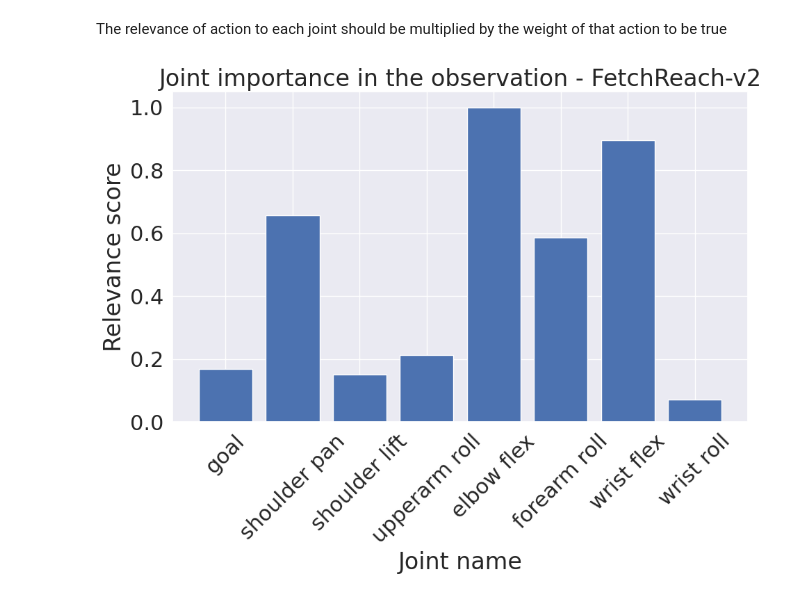
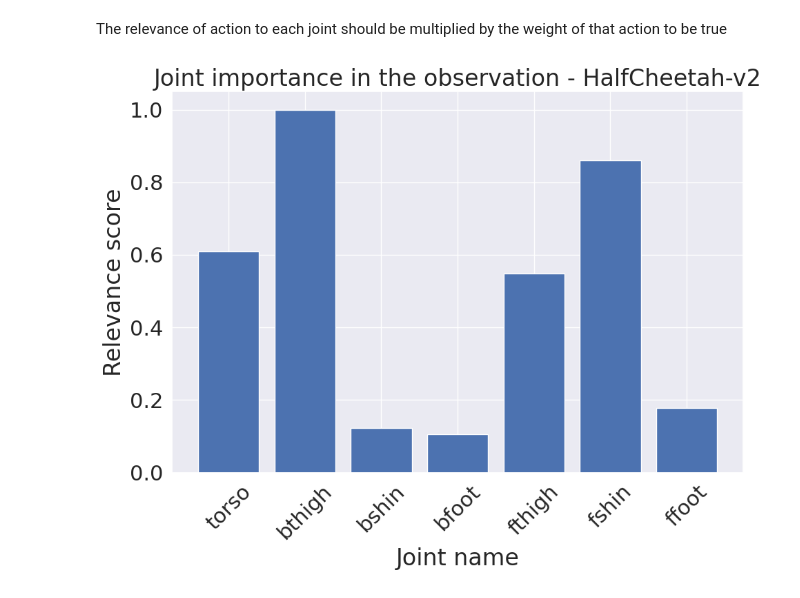
Before and after one commit to MehranTaghian/SAC_GCN, a Jupyter notebook: evaulate.ipynb, the cells around one changed output. Saved outputs shown, nothing was run; the diff lists cells and outputs as text; code cells hidden in the pictures.

```diff
--- a/evaulate.ipynb
+++ b/evaulate.ipynb
@@ -12,12 +12,13 @@ import matplotlib.pyplot as plt
 import seaborn as sns
 import matplotlib.style as style
 # %%
-# env_name = 'HalfCheetah-v2'
+env_name = 'HalfCheetah-v2'
 # env_name = 'Walker2d-v2'
 # env_name = 'Hopper-v2'
-env_name = 'FetchReach-v2'
+# env_name = 'FetchReach-v2'
 # %%
-exp_path = os.path.join(Path(os.getcwd()), 'Data', env_name, 'graph')
+root_path = os.path.join(Path(os.getcwd()), 'Data', env_name)
+exp_path = os.path.join(root_path, 'graph')
 obj_path = os.path.join(exp_path, 'edge_relevance.pkl')
 edge_relevance = load_object(obj_path)
 
@@ -54,7 +55,7 @@ for joint_list in edge_list.values():
         if len(joint_list) == 1:
             joint_label = process_joint_name(joint_list[0].attrib['name'])
         elif len(joint_list) > 1 and 'root' in joint_list[0].attrib['name']:
-            joint_label = 'root'
+            joint_label = 'torso'
         else:
             joint_label = '\n'.join([process_joint_name(j.attrib['name']) for j in joint_list])
         entity_names.append(joint_label)
@@ -66,7 +67,7 @@ if env_name == 'FetchReach-v2':
 
 entity_names = [j if 'joint' not in j else j.split('joint')[0].strip() for j in entity_names]
 
-action_labels = [j for j in entity_names if j not in ['root', 'goal']]
+action_labels = [j for j in entity_names if j not in ['torso', 'goal']]
 # %%
 def plot_joint_action_heatmap(data, width, height):
     plt.rcParams.update({'font.size': 20})
@@ -139,38 +140,38 @@ The relevance of action to each joint should be multiplied by the weight of that
 # %%
 # --------------- First method for calculating importance (without considering action importance)-----------
 # walker-2d
-# joint_importance = np.abs(avg_edge_rel.mean(axis=1))
-# joint_importance /= np.max(joint_importance)
+joint_importance = np.abs(avg_edge_rel.mean(axis=1))
+joint_importance /= np.max(joint_importance)
 
 # --------------- Second Method -----------------------------
 # FetchReach-v2
 # joint_importance = np.abs(edge_relevance).sum(axis=4).sum(axis=3).sum(axis=2).sum(axis=1)
 # if global_relevance is not None:
 #     joint_importance = np.concatenate(([np.abs(global_relevance.sum())], joint_importance))
 
 # joint_importance /= np.max(joint_importance)
 
 #---------------- Third Method for calculating joint importance -----------------
 # half-cheetah, walker-2d
 # joint_importance = np.abs(action_rel.dot(avg_edge_rel.T))
 # joint_importance /= np.max(joint_importance)
 
 # -------------- Forth Method -----------------------
 # joint_importance = np.abs(edge_relevance.mean(axis=4).mean(axis=3).mean(axis=2).mean(axis=1))
 # joint_importance /= np.max(joint_importance)
 
 
 sns.set_theme()
 sns.set(font_scale=2)
 plt.figure(figsize=(10,8))
 plt.bar(entity_names, joint_importance)
 plt.xlabel('Joint name')
 plt.ylabel('Relevance score')
 plt.xticks(rotation=45)
 plt.title(f'Joint importance in the observation - {env_name}')
 plt.tight_layout()
 # plt.savefig(os.path.join(exp_path, 'joint_importance.jpg'), dpi=300)
 sns.reset_orig()
 plt.show()
 # %% [output]
-[figure, old version]
+[figure, new version]
```
Also changed, not shown: parts of 3 cells of this notebook, 14 other files.
